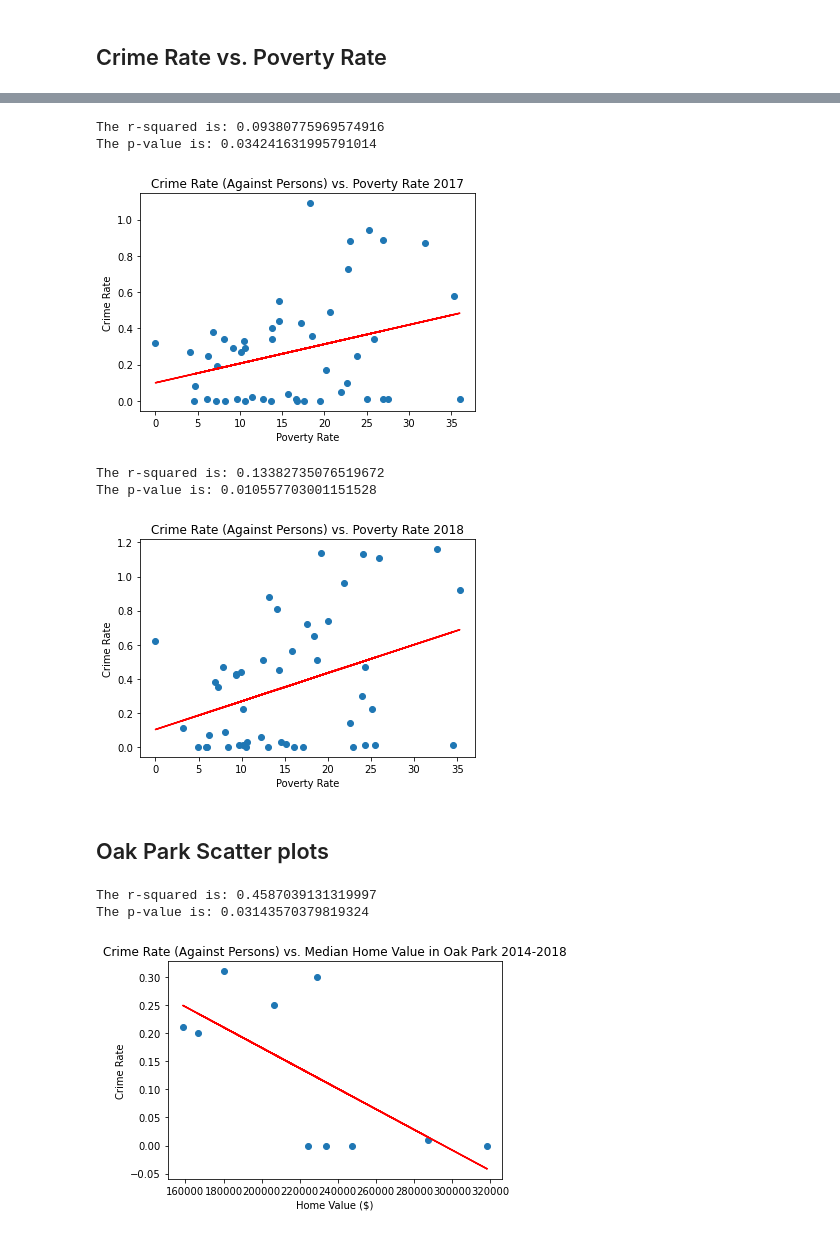
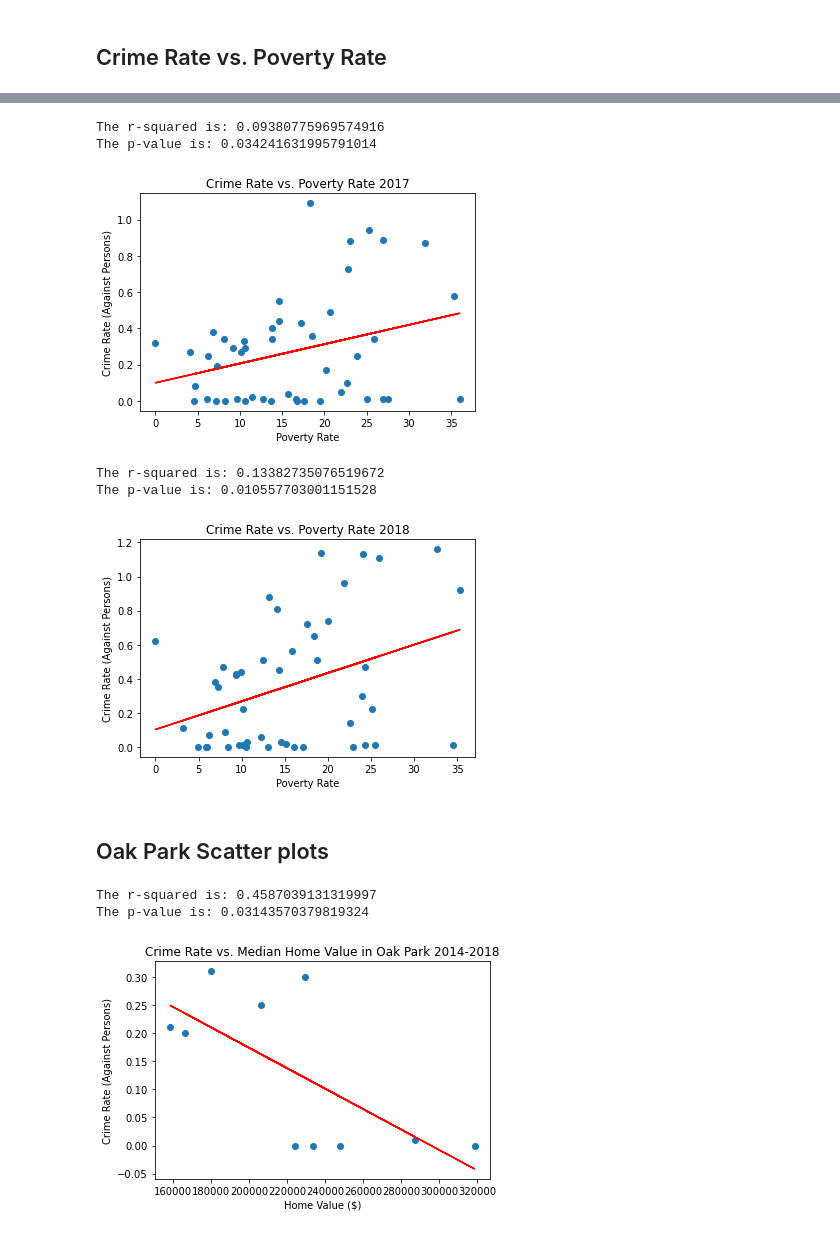
Before and after one commit to sean-galloway/Crime_and_Poverty, a Jupyter notebook: ScatterRegress_CrimeRate_HV_PV.ipynb, the cells around one changed output, grey strips where cells are left out. Drawn from its saved outputs; the diff is of its cells as text; code cells hidden in the pictures.

Commit message:
udpate graphs title

```diff
--- a/ScatterRegress_CrimeRate_HV_PV.ipynb
+++ b/ScatterRegress_CrimeRate_HV_PV.ipynb
@@ -173,21 +173,21 @@ The p-value is: 0.009592809159926365
 # %%
-plot_linear_regression(no_outlier_mp_df["2017"]["Poverty Rate"], no_outlier_mp_df["2017"]["Crime Rate"], "Poverty Rate", "Crime Rate",  "Crime Rate (Against Persons) vs. Poverty Rate 2017", "./Images/cvp2017.png")
+plot_linear_regression(no_outlier_mp_df["2017"]["Poverty Rate"], no_outlier_mp_df["2017"]["Crime Rate"], "Poverty Rate", "Crime Rate (Against Persons)",  "Crime Rate vs. Poverty Rate 2017", "./Images/cvp2017.png")
 # %% [output]
 The r-squared is: 0.09380775969574916
 The p-value is: 0.034241631995791014
-[figure, old version]
+[figure, new version]
 # %%
-plot_linear_regression(no_outlier_mp_df["2018"]["Poverty Rate"], no_outlier_mp_df["2018"]["Crime Rate"], "Poverty Rate", "Crime Rate",  "Crime Rate (Against Persons) vs. Poverty Rate 2018", "./Images/cvp2018.png")
+plot_linear_regression(no_outlier_mp_df["2018"]["Poverty Rate"], no_outlier_mp_df["2018"]["Crime Rate"], "Poverty Rate", "Crime Rate (Against Persons)",  "Crime Rate vs. Poverty Rate 2018", "./Images/cvp2018.png")
 # %% [output]
 The r-squared is: 0.13382735076519672
 The p-value is: 0.010557703001151528
-[figure, old version]
+[figure, new version]
 # %% [markdown]
 ## Oak Park Scatter plots
 # %%
-plot_linear_regression(mp_oakpark_df["Median Home Value"], mp_oakpark_df["Crime Rate"], "Home Value ($)", "Crime Rate", "Crime Rate (Against Persons) vs. Median Home Value in Oak Park 2014-2018", "./Images/cvh_oakpark_20142018.png")
+plot_linear_regression(mp_oakpark_df["Median Home Value"], mp_oakpark_df["Crime Rate"], "Home Value ($)", "Crime Rate (Against Persons)", "Crime Rate vs. Median Home Value in Oak Park 2014-2018", "./Images/cvh_oakpark_20142018.png")
 # %% [output]
 The r-squared is: 0.4587039131319997
 The p-value is: 0.03143570379819324
-[figure, old version]
+[figure, new version]
 # %%
```
Also changed, not shown: parts of 9 cells of this notebook, 13 other files.
